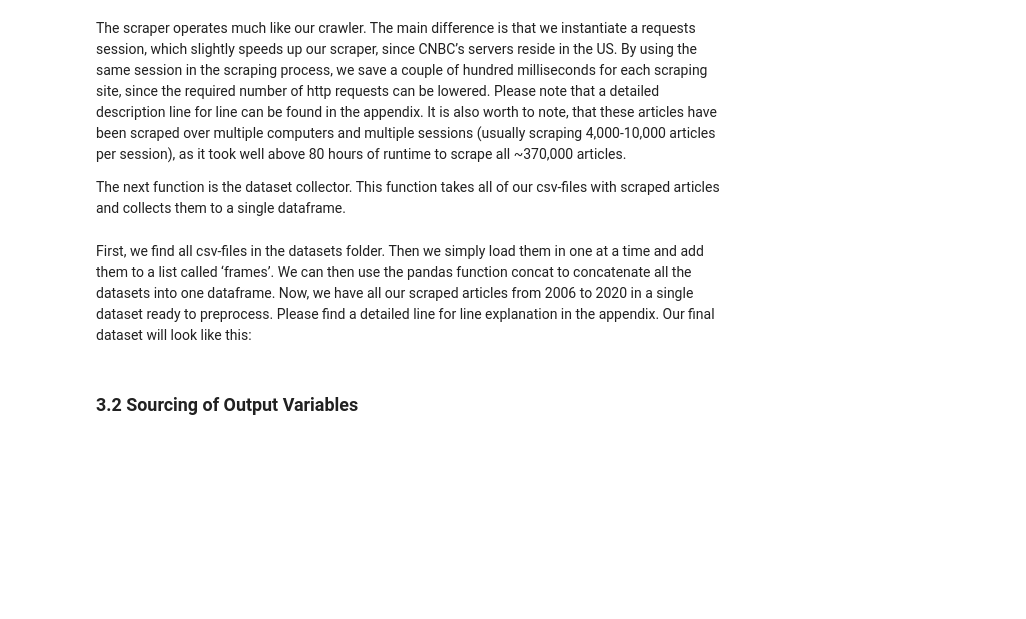
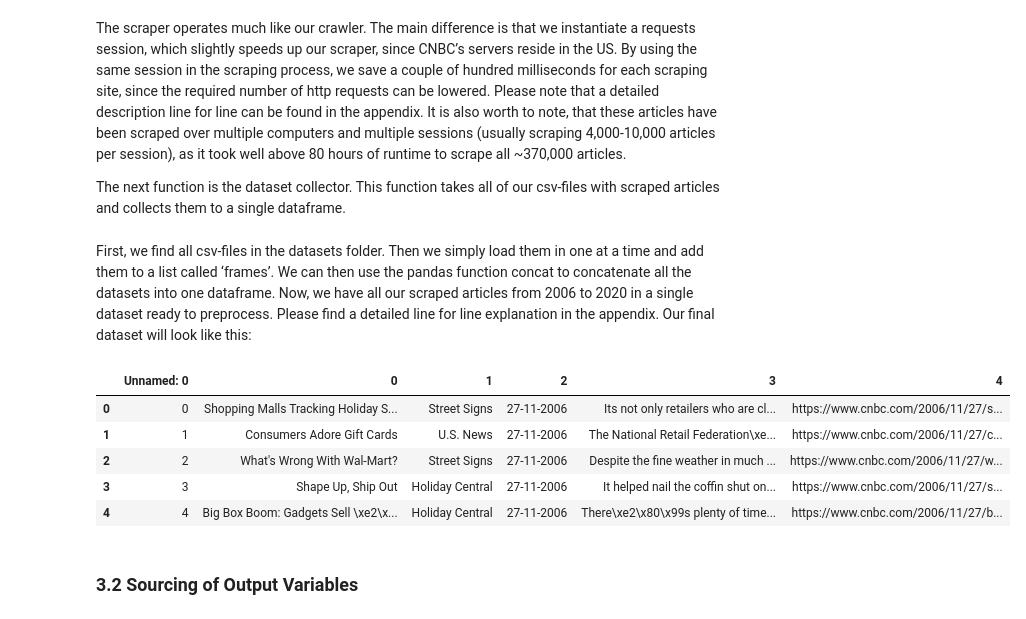
Before and after one commit to Lassenoerre/datascience, a Jupyter notebook: final_notebook.ipynb, the cells around one changed output. Cells and saved outputs as stored; diff of their text form; code cells hidden in the pictures; blank space fills up the shorter version.

```diff
--- a/final_notebook.ipynb
+++ b/final_notebook.ipynb
@@ -57,3 +147,13 @@ all_articles.head()
+# %%
+all_articles = pd.read_csv('all_articles.csv')
+all_articles.head()
+# %% [output]
+|  | Unnamed: 0 | 0 | 1 | 2 | 3 | 4 |
+| 0 | 0 | Shopping Malls Tracking Holiday S... | Street Signs | 27-11-2006 | Its not only retailers who are cl... | https://www.cnbc.com/2006/11/27/s... |
+| 1 | 1 | Consumers Adore Gift Cards | U.S. News | 27-11-2006 | The National Retail Federation\xe... | https://www.cnbc.com/2006/11/27/c... |
+| 2 | 2 | What's Wrong With Wal-Mart? | Street Signs | 27-11-2006 | Despite the fine weather in much ... | https://www.cnbc.com/2006/11/27/w... |
+| 3 | 3 | Shape Up, Ship Out | Holiday Central | 27-11-2006 | It helped nail the coffin shut on... | https://www.cnbc.com/2006/11/27/s... |
+| 4 | 4 | Big Box Boom: Gadgets Sell \xe2\x... | Holiday Central | 27-11-2006 | There\xe2\x80\x99s plenty of time... | https://www.cnbc.com/2006/11/27/b... |
 # %% [markdown]
 ### 3.2 Sourcing of Output Variables
 # %% [markdown]
```
Also changed, not shown: parts of 79 cells of this notebook.
